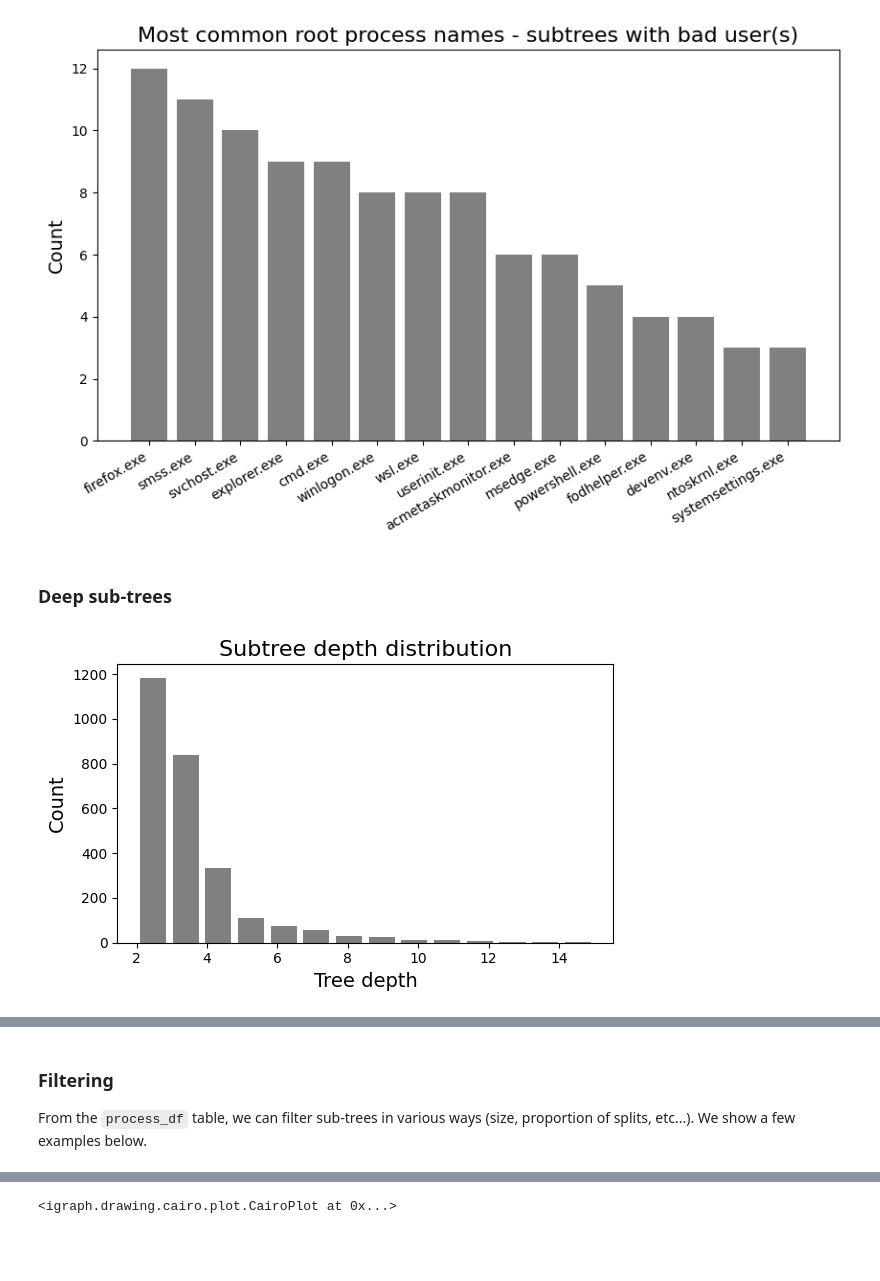
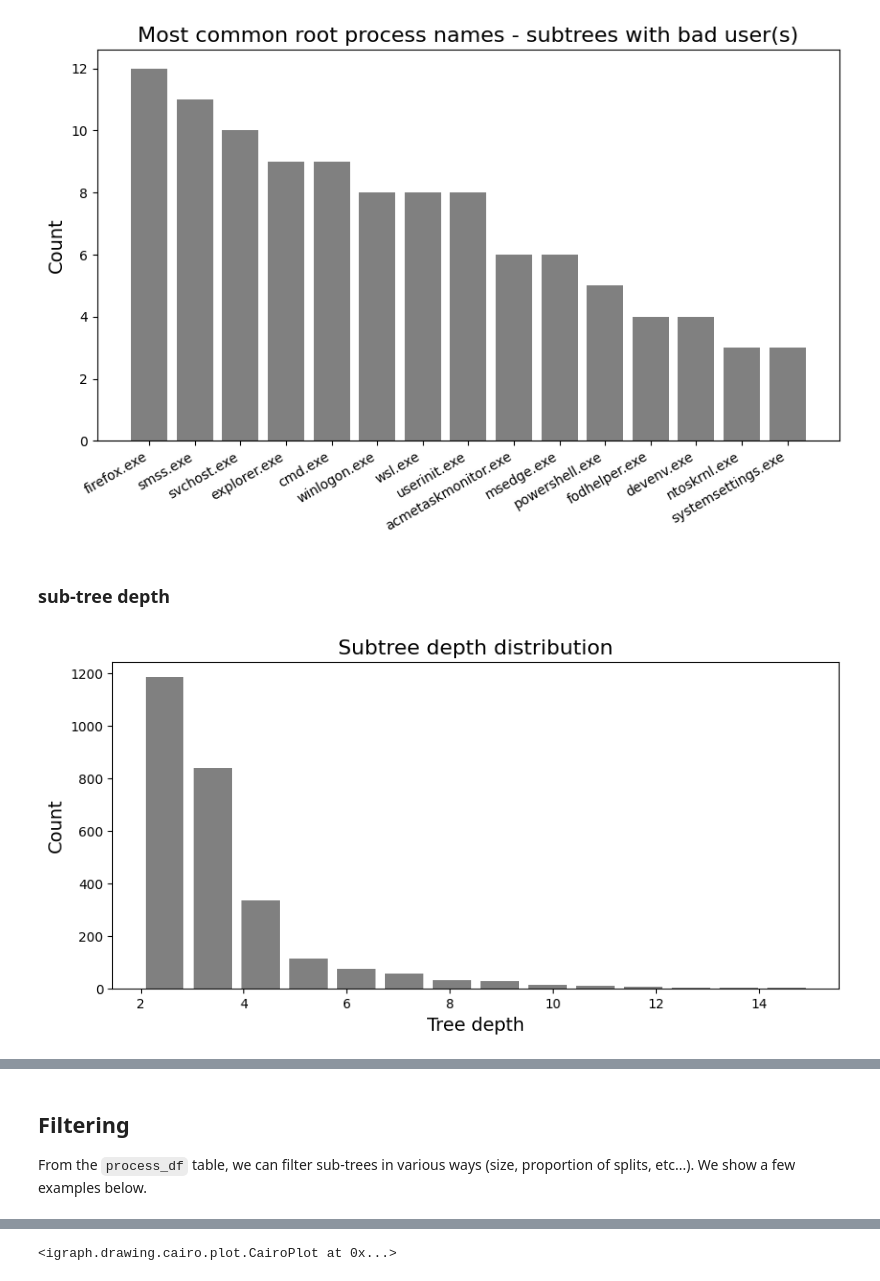
Before and after one commit to llnl/Wintap-Analytics, a Jupyter notebook: 2025-acme4-explore/gather-process-trees.ipynb, the cells around one changed output, grey strips where cells are left out. Cells and saved outputs as stored; diff of their text form; code cells hidden in the pictures; blank space fills up the shorter version.

Commit message:
experiments with process trees

````diff
--- a/2025-acme4-explore/gather-process-trees.ipynb
+++ b/2025-acme4-explore/gather-process-trees.ipynb
@@ -545,15 +554,16 @@ plt.show()
 # %% [output]
 [figure]
 # %% [markdown]
-### Deep sub-trees
+### sub-tree depth
 # %%
+plt.figure(figsize=(10,6))
 plt.hist(process_df['layers'],bins=14, rwidth=.8, color='grey')
 plt.xlabel('Tree depth', fontsize=14)
 plt.ylabel('Count', fontsize=14)
 plt.title('Subtree depth distribution',fontsize=16)
 plt.subplots_adjust(bottom=0.3)
-plt.savefig('subtree_depth.png')
+#plt.savefig('subtree_depth.png')
 plt.show()
 # %% [output]
-[figure, old version]
+[figure, new version]
 # %%
@@ -577,7 +588,7 @@ process_df[process_df['layers']>10]
 | 2667 | 733242 | 2 | ntoskrnl.exe | 149 | 12 | [1, 4, 16, 24, 39, 2, 15, 33, 7, ... | 36 | 103 | 0 | {0: {'ntoskrnl.exe': 1}, 1: {'unk... | ... |
 | 2669 | 733242 | 6 | smss.exe | 145 | 11 | [1, 16, 24, 39, 2, 15, 33, 7, 6, ... | 35 | 100 | 0 | {0: {'smss.exe': 1}, 1: {'smss.ex... | ... |
 # %% [markdown]
-### Filtering
+## Filtering
 
 From the ```process_df``` table, we can filter sub-trees in various ways (size, proportion of splits, etc...). We show a few examples below.
 # %%
````
Also changed, not shown: parts of 67 cells of this notebook, 1 other file.
